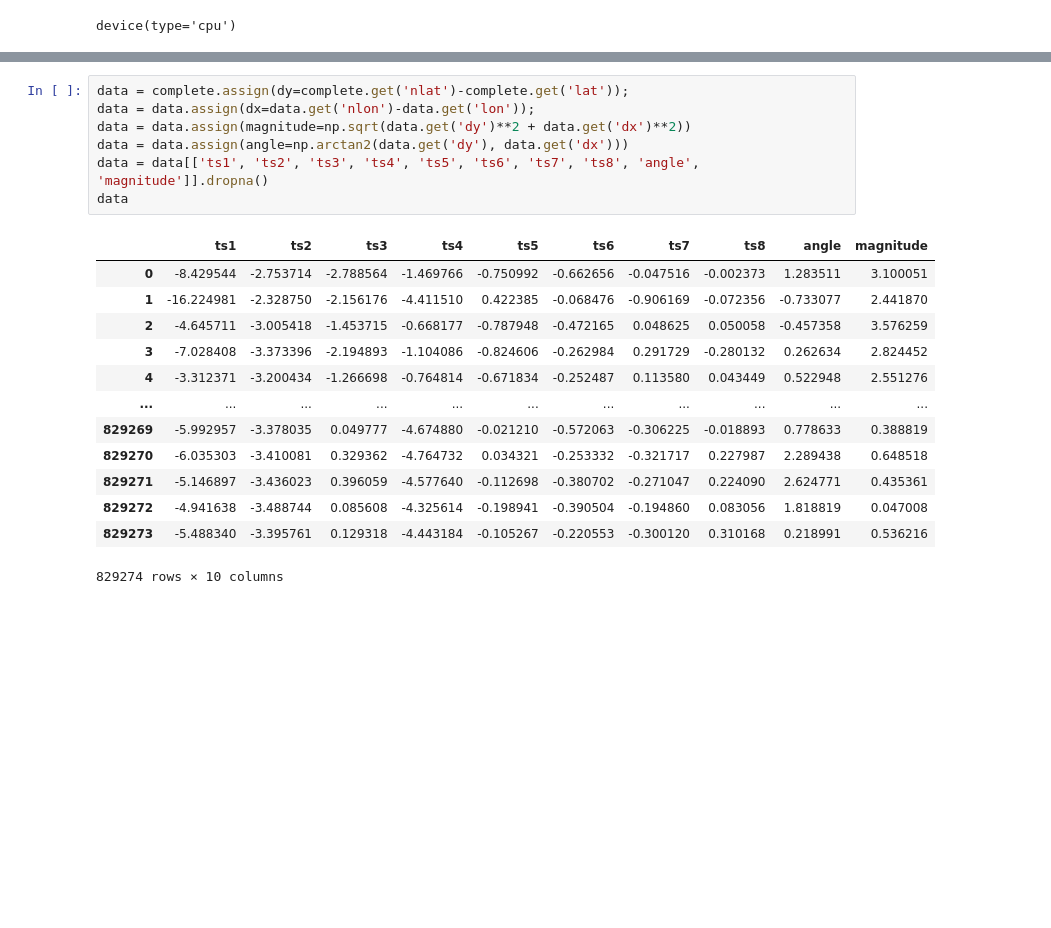
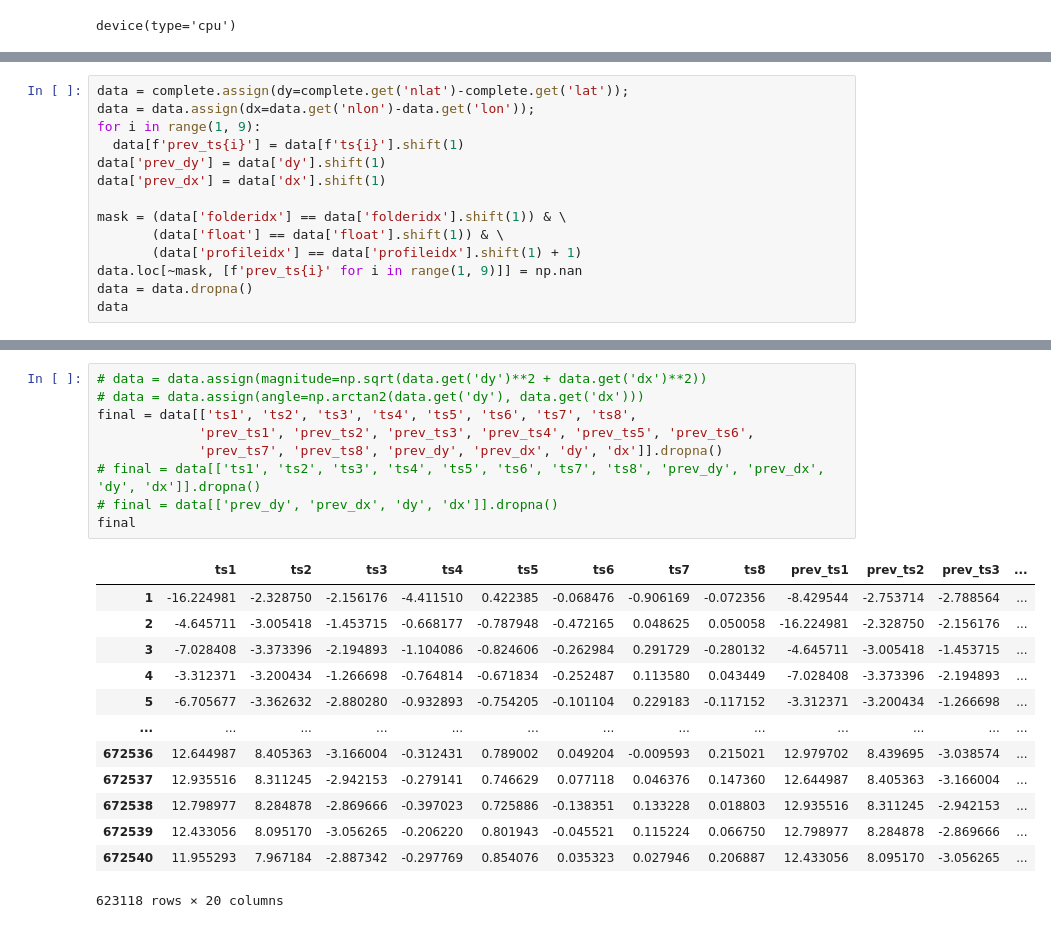
Before and after one commit to kalkulator413/argo_nn, a Jupyter notebook: train.ipynb, the cells around one changed output, grey strips where cells are left out. Drawn from its saved outputs; the diff is of its cells as text; blank space fills up the shorter version.

```diff
--- a/train.ipynb
+++ b/train.ipynb
@@ -31,0 +32,14 @@ complete
+# %%
+data = complete.assign(dy=complete.get('nlat')-complete.get('lat'));
+data = data.assign(dx=data.get('nlon')-data.get('lon'));
+for i in range(1, 9):
+  data[f'prev_ts{i}'] = data[f'ts{i}'].shift(1)
+data['prev_dy'] = data['dy'].shift(1)
+data['prev_dx'] = data['dx'].shift(1)
+
+mask = (data['folderidx'] == data['folderidx'].shift(1)) & \
+       (data['float'] == data['float'].shift(1)) & \
+       (data['profileidx'] == data['profileidx'].shift(1) + 1)
+data.loc[~mask, [f'prev_ts{i}' for i in range(1, 9)]] = np.nan
+data = data.dropna()
+data
@@ -32,21 +84,23 @@ complete
 # %%
-data = complete.assign(dy=complete.get('nlat')-complete.get('lat'));
-data = data.assign(dx=data.get('nlon')-data.get('lon'));
-data = data.assign(magnitude=np.sqrt(data.get('dy')**2 + data.get('dx')**2))
-data = data.assign(angle=np.arctan2(data.get('dy'), data.get('dx')))
-data = data[['ts1', 'ts2', 'ts3', 'ts4', 'ts5', 'ts6', 'ts7', 'ts8', 'angle', 'magnitude']].dropna()
-data
+# data = data.assign(magnitude=np.sqrt(data.get('dy')**2 + data.get('dx')**2))
+# data = data.assign(angle=np.arctan2(data.get('dy'), data.get('dx')))
+final = data[['ts1', 'ts2', 'ts3', 'ts4', 'ts5', 'ts6', 'ts7', 'ts8',
+             'prev_ts1', 'prev_ts2', 'prev_ts3', 'prev_ts4', 'prev_ts5', 'prev_ts6',
+             'prev_ts7', 'prev_ts8', 'prev_dy', 'prev_dx', 'dy', 'dx']].dropna()
+# final = data[['ts1', 'ts2', 'ts3', 'ts4', 'ts5', 'ts6', 'ts7', 'ts8', 'prev_dy', 'prev_dx', 'dy', 'dx']].dropna()
+# final = data[['prev_dy', 'prev_dx', 'dy', 'dx']].dropna()
+final
 # %% [output]
-|  | ts1 | ts2 | ts3 | ts4 | ts5 | ts6 | ts7 | ts8 | angle | magnitude |
-| 0 | -8.429544 | -2.753714 | -2.788564 | -1.469766 | -0.750992 | -0.662656 | -0.047516 | -0.002373 | 1.283511 | 3.100051 |
-| 1 | -16.224981 | -2.328750 | -2.156176 | -4.411510 | 0.422385 | -0.068476 | -0.906169 | -0.072356 | -0.733077 | 2.441870 |
-| 2 | -4.645711 | -3.005418 | -1.453715 | -0.668177 | -0.787948 | -0.472165 | 0.048625 | 0.050058 | -0.457358 | 3.576259 |
-| 3 | -7.028408 | -3.373396 | -2.194893 | -1.104086 | -0.824606 | -0.262984 | 0.291729 | -0.280132 | 0.262634 | 2.824452 |
-| 4 | -3.312371 | -3.200434 | -1.266698 | -0.764814 | -0.671834 | -0.252487 | 0.113580 | 0.043449 | 0.522948 | 2.551276 |
-| ... | ... | ... | ... | ... | ... | ... | ... | ... | ... | ... |
-| 829269 | -5.992957 | -3.378035 | 0.049777 | -4.674880 | -0.021210 | -0.572063 | -0.306225 | -0.018893 | 0.778633 | 0.388819 |
-| 829270 | -6.035303 | -3.410081 | 0.329362 | -4.764732 | 0.034321 | -0.253332 | -0.321717 | 0.227987 | 2.289438 | 0.648518 |
-| 829271 | -5.146897 | -3.436023 | 0.396059 | -4.577640 | -0.112698 | -0.380702 | -0.271047 | 0.224090 | 2.624771 | 0.435361 |
-| 829272 | -4.941638 | -3.488744 | 0.085608 | -4.325614 | -0.198941 | -0.390504 | -0.194860 | 0.083056 | 1.818819 | 0.047008 |
-| 829273 | -5.488340 | -3.395761 | 0.129318 | -4.443184 | -0.105267 | -0.220553 | -0.300120 | 0.310168 | 0.218991 | 0.536216 |
+|  | ts1 | ts2 | ts3 | ts4 | ts5 | ts6 | ts7 | ts8 | prev_ts1 | prev_ts2 | prev_ts3 | ... |
+| 1 | -16.224981 | -2.328750 | -2.156176 | -4.411510 | 0.422385 | -0.068476 | -0.906169 | -0.072356 | -8.429544 | -2.753714 | -2.788564 | ... |
+| 2 | -4.645711 | -3.005418 | -1.453715 | -0.668177 | -0.787948 | -0.472165 | 0.048625 | 0.050058 | -16.224981 | -2.328750 | -2.156176 | ... |
+| 3 | -7.028408 | -3.373396 | -2.194893 | -1.104086 | -0.824606 | -0.262984 | 0.291729 | -0.280132 | -4.645711 | -3.005418 | -1.453715 | ... |
+| 4 | -3.312371 | -3.200434 | -1.266698 | -0.764814 | -0.671834 | -0.252487 | 0.113580 | 0.043449 | -7.028408 | -3.373396 | -2.194893 | ... |
+| 5 | -6.705677 | -3.362632 | -2.880280 | -0.932893 | -0.754205 | -0.101104 | 0.229183 | -0.117152 | -3.312371 | -3.200434 | -1.266698 | ... |
+| ... | ... | ... | ... | ... | ... | ... | ... | ... | ... | ... | ... | ... |
+| 672536 | 12.644987 | 8.405363 | -3.166004 | -0.312431 | 0.789002 | 0.049204 | -0.009593 | 0.215021 | 12.979702 | 8.439695 | -3.038574 | ... |
+| 672537 | 12.935516 | 8.311245 | -2.942153 | -0.279141 | 0.746629 | 0.077118 | 0.046376 | 0.147360 | 12.644987 | 8.405363 | -3.166004 | ... |
+| 672538 | 12.798977 | 8.284878 | -2.869666 | -0.397023 | 0.725886 | -0.138351 | 0.133228 | 0.018803 | 12.935516 | 8.311245 | -2.942153 | ... |
+| 672539 | 12.433056 | 8.095170 | -3.056265 | -0.206220 | 0.801943 | -0.045521 | 0.115224 | 0.066750 | 12.798977 | 8.284878 | -2.869666 | ... |
+| 672540 | 11.955293 | 7.967184 | -2.887342 | -0.297769 | 0.854076 | 0.035323 | 0.027946 | 0.206887 | 12.433056 | 8.095170 | -3.056265 | ... |
-829274 rows × 10 columns
+623118 rows × 20 columns
```
Also changed, not shown: parts of 11 cells of this notebook.
